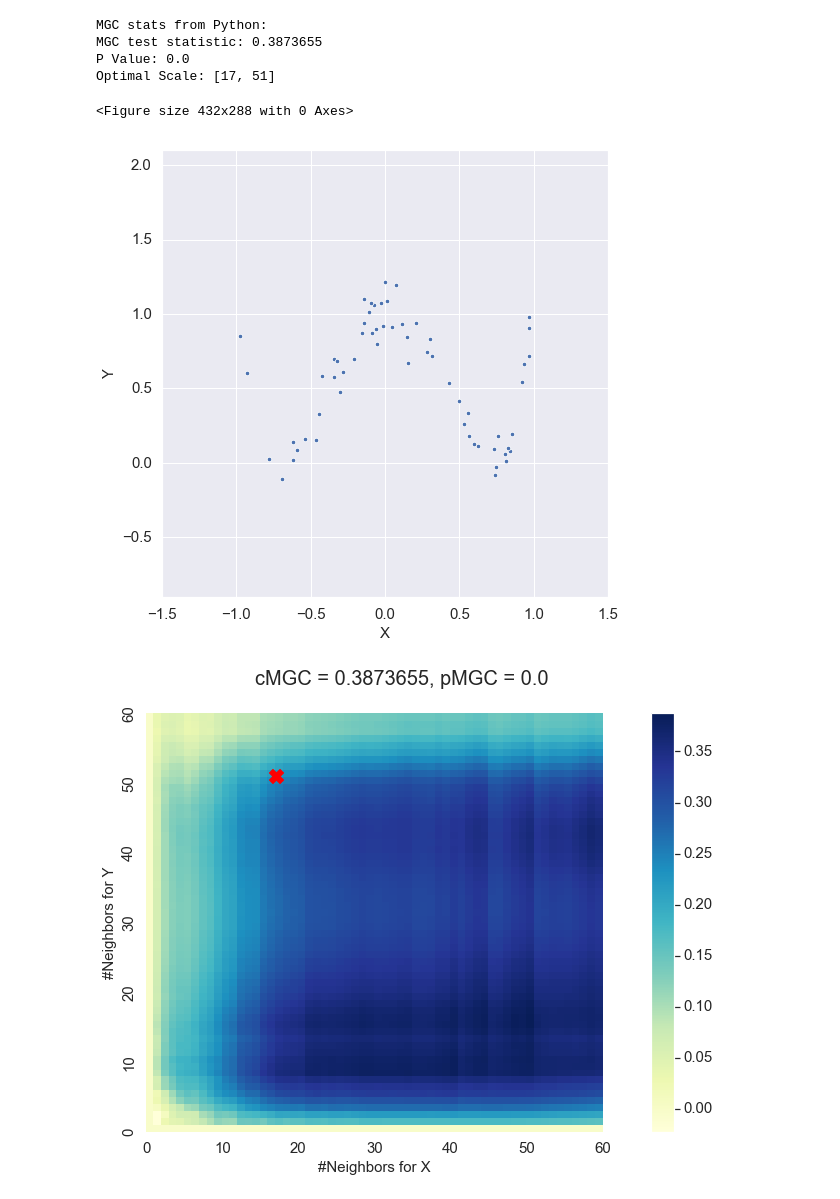
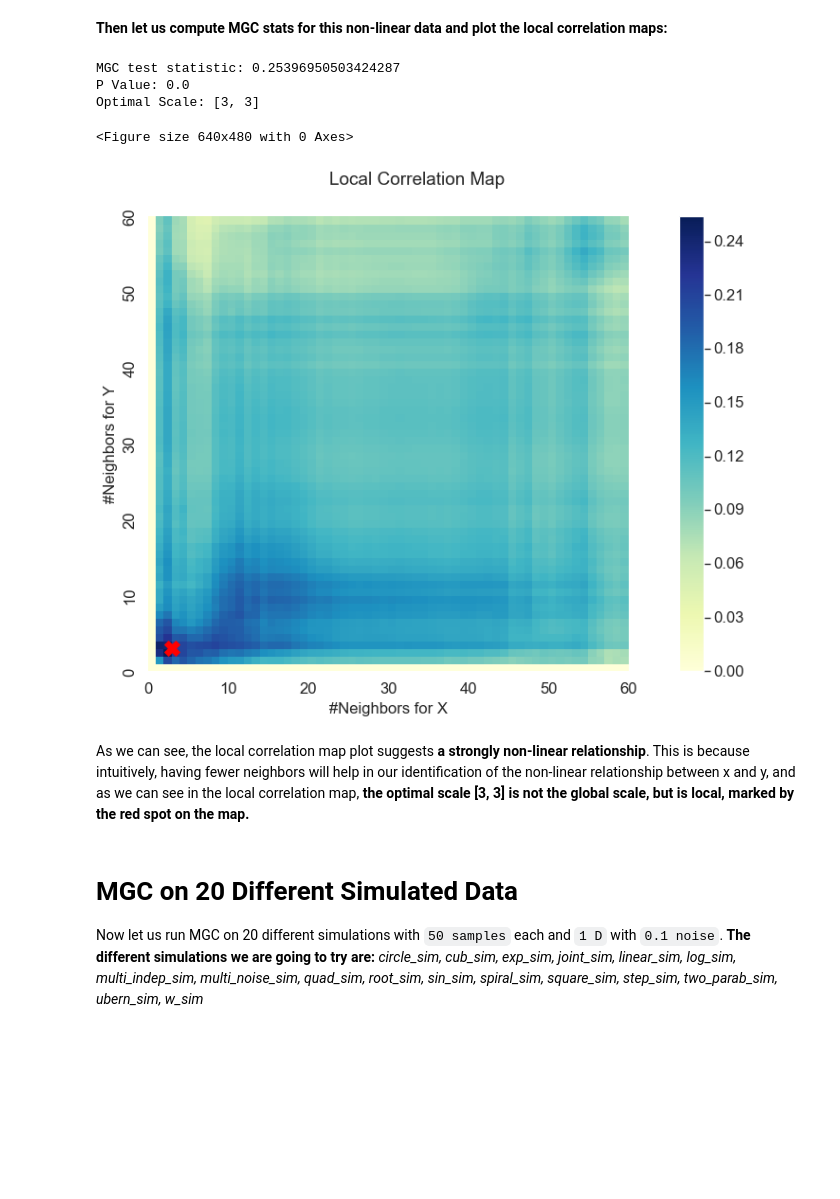
Before and after one commit to neurodata/mgcpy-old, a Jupyter notebook: demos/mgc.ipynb, the cells around one changed output. Saved outputs shown, nothing was run; the diff lists cells and outputs as text; code cells hidden in the pictures; blank space fills up the shorter version.

```diff
--- a/demos/mgc.ipynb
+++ b/demos/mgc.ipynb
@@ -85,4 +104,0 @@ Optimal Scale: [5, 6]
-# %%
-# Logarithmic data
-X, Y = sims.log_sim(num_samp=60, num_dim=1, noise=0.1)
-mgc_plot(X, Y)
@@ -97,4 +104,0 @@ Optimal Scale: [12, 29]
-# %%
-# Step data
-X, Y = sims.step_sim(num_samp=60, num_dim=1, noise=0.1)
-mgc_plot(X, Y)
@@ -109,12 +105,15 @@ Optimal Scale: [53, 46]
-# %%
-# W data
-X, Y = sims.w_sim(num_samp=60, num_dim=1, noise=0.1)
-mgc_plot(X, Y)
-# %% [output]
-MGC stats from Python:
-MGC test statistic: 0.3873655
-P Value: 0.0
-Optimal Scale: [17, 51]
-<Figure size 432x288 with 0 Axes>
-[figure, removed]
-[figure, removed]
+# %% [markdown]
+**Then let us compute MGC stats for this non-linear data and plot the local correlation maps:**
+# %%
+mgc_plot(X, Y, "Spiral", only_mgc=True)
+# %% [output]
+MGC test statistic: 0.25396950503424287
+P Value: 0.0
+Optimal Scale: [3, 3]
+<Figure size 640x480 with 0 Axes>
+[figure, added]
+# %% [markdown]
+As we can see, the local correlation map plot suggests **a strongly non-linear relationship**. This is because intuitively, having fewer neighbors will help in our identification of the non-linear relationship between x and y, and as we can see in the local correlation map, **the optimal scale [3, 3] is not the global scale, but is local, marked by the red spot on the map.**
+# %% [markdown]
+# MGC on 20 Different Simulated Data
+Now let us run MGC on 20 different simulations with `50 samples` each and `1 D` with `0.1 noise`. **The different simulations we are going to try are:** *circle_sim, cub_sim, exp_sim, joint_sim, linear_sim, log_sim, multi_indep_sim, multi_noise_sim, quad_sim, root_sim, sin_sim, spiral_sim, square_sim, step_sim, two_parab_sim, ubern_sim, w_sim*
```
Also changed, not shown: parts of 17 cells of this notebook, 1 other file.
